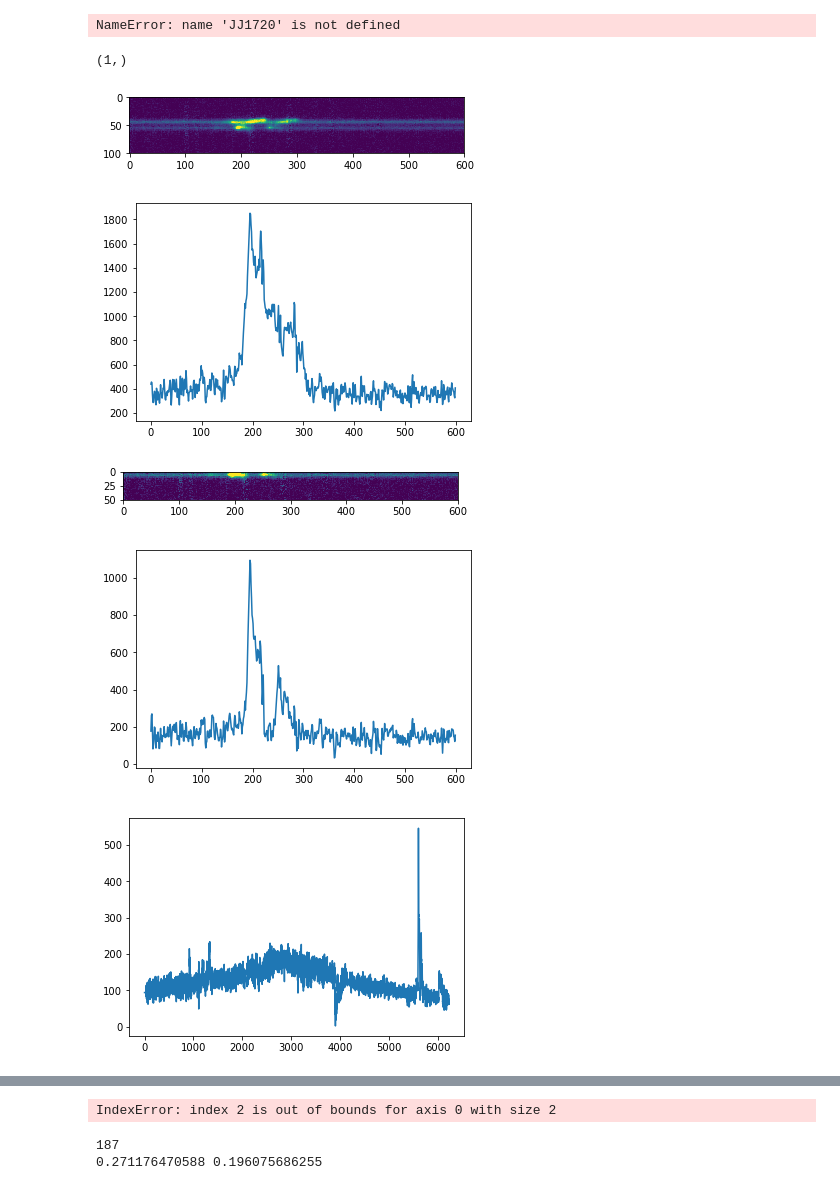
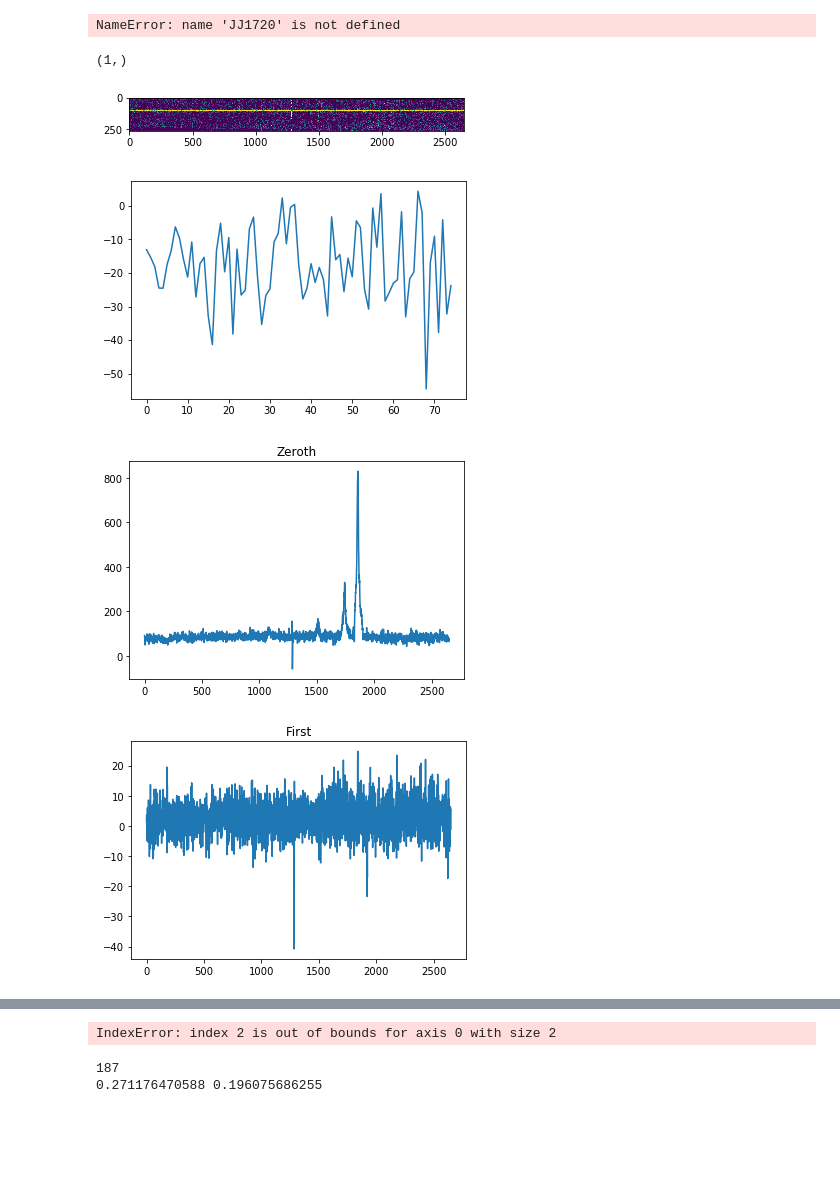
Before and after one commit to beckynevin/Longslit_code, a Jupyter notebook: W_80_general_subbed_bg.ipynb, the cells around one changed output, grey strips where cells are left out. Drawn from its saved outputs; the diff is of its cells as text; code cells hidden in the pictures; blank space fills up the shorter version.

```diff
--- a/W_80_general_subbed_bg.ipynb
+++ b/W_80_general_subbed_bg.ipynb
@@ -3921,51 +3900,51 @@ redshift_J1652_e = 1.67645778483e-05
 # %%
 '''zs=0.114
             file_1=pyfits.open('LICKPALMMT_highz/LICKPALMMT_highz/1001/Smith028_PA-38_2d_cut.fits')
             file_1_ivar=pyfits.open('LICKPALMMT_highz/LICKPALMMT_highz/1001/Smith028_PA-38_2d_ivar_cut.fits')
             run_gal('Smith028_PA38',i,file_1, file_1_ivar, zs,file_1[0].header['CRVAL1'],file_1[0].header['CDELT1'],file_1[0].header['NAXIS1'],mmt_pixelscale,'1001+2833', i, 38)#gal, gal_ivar, z_ossy
+
+
+            zs=0.170
+            file_1=pyfits.open('LICKPALMMT_highz/LICKPALMMT_highz/2333/Liu166_PA25_2d_cut_3.fits')
+            file_1_ivar=pyfits.open('LICKPALMMT_highz/LICKPALMMT_highz/2333/Liu166_PA25_2d_ivar_cut_3.fits')
+            run_gal('Liu166_PA25',i,file_1, file_1_ivar, zs,file_1[0].header['CRVAL1'],file_1[0].header['CDELT1'],file_1[0].header['NAXIS1'],mmt_pixelscale,'2333+0049',i,25)#gal, gal_ivar, z_ossy
             '''
 
 os.chdir(os.path.expanduser('/Volumes/My Passport for Mac/Longslit_code/'))
 #file_2=pyfits.open('Keck_GEMINI/0828/smith011_pa56p5_r.fits')
 file_2=pyfits.open('LICKPALMMT_highz/LICKPALMMT_highz/0952/Smith027_PA9_2d.fits')
-file_2=pyfits.open('Keck_GEMINI/1245/Liu102_PA90_2d.fits')
+file_2=pyfits.open('LICKPALMMT_highz/LICKPALMMT_highz/2333/Liu166_PA-65_2d.fits')
 print(shape(file_2))
 hdr=file_2[0].header
-#[100:150,1500:2000]
-plt.imshow(np.flipud(file_2[0].data[1100:1200,5400:6000]), vmin=0, vmax=100)
+#[2290:2305,3350:3500]
+plt.imshow(np.flipud(file_2[0].data), vmin=0, vmax=10)
 plt.show()
 
-plt.plot(np.sum(np.flipud(file_2[0].data[1100:1200,5400:6000]), axis=0))
+fake_spec=ma.masked_where(abs(np.sum(file_2[0].data[100:130,1200:1275], axis=0)) > 1750, (np.sum(file_2[0].data[100:130,1200:1275], axis=0)))
+
+plt.plot(fake_spec)
+
 plt.show()
-
-plt.imshow(np.flipud(file_2[0].data[1100:1150,5400:6000]), vmin=0, vmax=50)
-plt.show()
-
-plt.plot(np.sum(np.flipud(file_2[0].data[1100:1150,5400:6000]), axis=0))
-plt.show()
-
-'''plt.imshow(np.flipud(file_2[0].data)[:75,:], vmin=0, vmax=50)
-plt.show()'''
-
-#pyfits.writeto('LICKPALMMT_highz/LICKPALMMT_highz/2333/Liu166_PA25_2d_ivar_cut_3.fits', np.flipud(file_2[0].data)[:75,:], hdr)
-
-'''how to save a fits file'''
-
-'''look at the extracted spectra'''
 
 
 
-file_2=pyfits.open('Keck_GEMINI/1245/Liu102_PA90_2d.ms.fits')
-plt.plot(file_2[0].data[0])
+
+file_2=pyfits.open('LICKPALMMT_highz/LICKPALMMT_highz/2333/Liu166_PA-65_2d.ms.fits')
+plt.plot(ma.masked_where(abs(file_2[0].data[0]) > 2000, file_2[0].data[0]))
+plt.title('Zeroth')
 plt.show()
-plt.plot(file_2[0].data[1])
+plt.plot(ma.masked_where(abs(file_2[0].data[1]) > 750, file_2[0].data[1]))
+plt.title('First')
 plt.show()
 plt.plot(file_2[0].data[2])
+plt.title('Second')
 plt.show()
+plt.plot(file_2[0].data[3])
+plt.title('Second')
+plt.show()
 # %% [output]
 (1,)
-[figure, old version]
+[figure, new version]
-[figure, old version]
+[figure, new version]
-[figure, old version]
+[figure, new version]
-[figure, old version]
+[figure, new version]
-[figure, removed]
```
Also changed, not shown: parts of 13 cells of this notebook.
